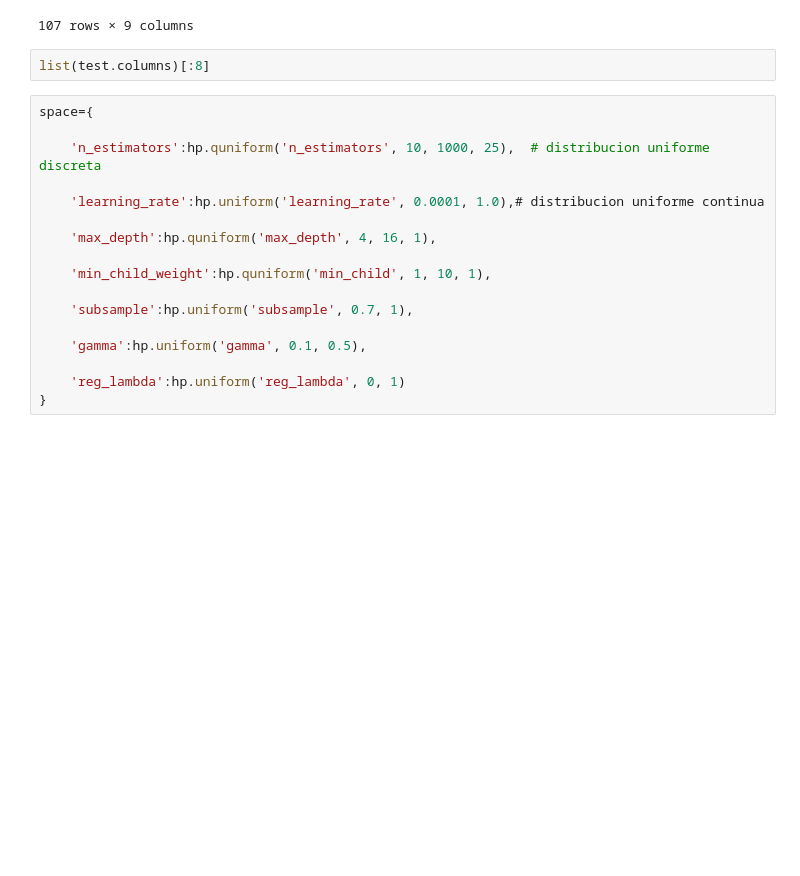
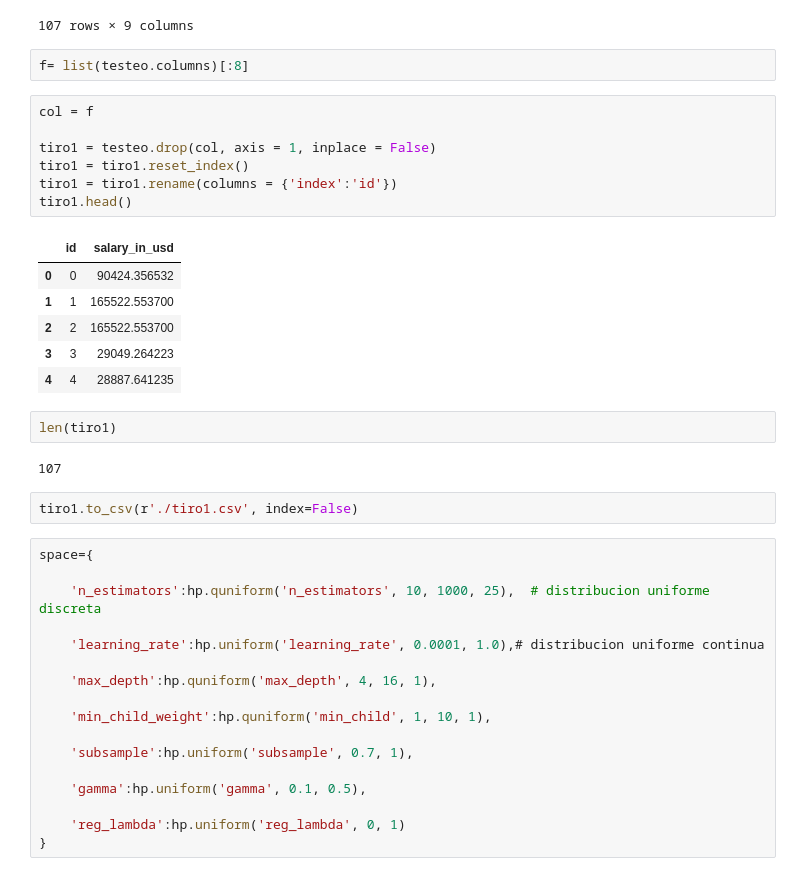
Before and after one commit to OrianAmpuero/Kaggle_Competition, a Jupyter notebook: Attempt.ipynb, the cells around one changed output. Saved outputs shown, nothing was run; the diff lists cells and outputs as text; blank space fills up the shorter version.

```diff
--- a/Attempt.ipynb
+++ b/Attempt.ipynb
@@ -528,8 +528,28 @@ testeo
 | 105 | 0.872369 | 0 | 1 | 0 | -0.184162 | -1.608265 | ... |
 | 106 | 0.872369 | 3 | 1 | 0 | 0.717412 | -1.608265 | ... |
 107 rows × 9 columns
-# %%
-list(test.columns)[:8]
+# %%
+f= list(testeo.columns)[:8]
+# %%
+col = f
+
+tiro1 = testeo.drop(col, axis = 1, inplace = False)
+tiro1 = tiro1.reset_index()
+tiro1 = tiro1.rename(columns = {'index':'id'})
+tiro1.head()
+# %% [output]
+|  | id | salary_in_usd |
+| 0 | 0 | 90424.356532 |
+| 1 | 1 | 165522.553700 |
+| 2 | 2 | 165522.553700 |
+| 3 | 3 | 29049.264223 |
+| 4 | 4 | 28887.641235 |
+# %%
+len(tiro1)
+# %% [output]
+107
+# %%
+tiro1.to_csv(r'./tiro1.csv', index=False)
 # %%
 space={
 
```
Also changed, not shown: parts of 1 cell of this notebook, 2 other files.
